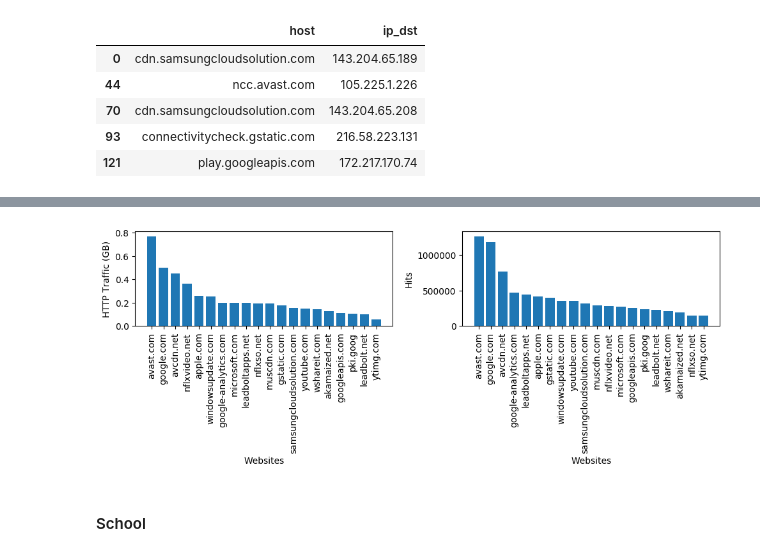
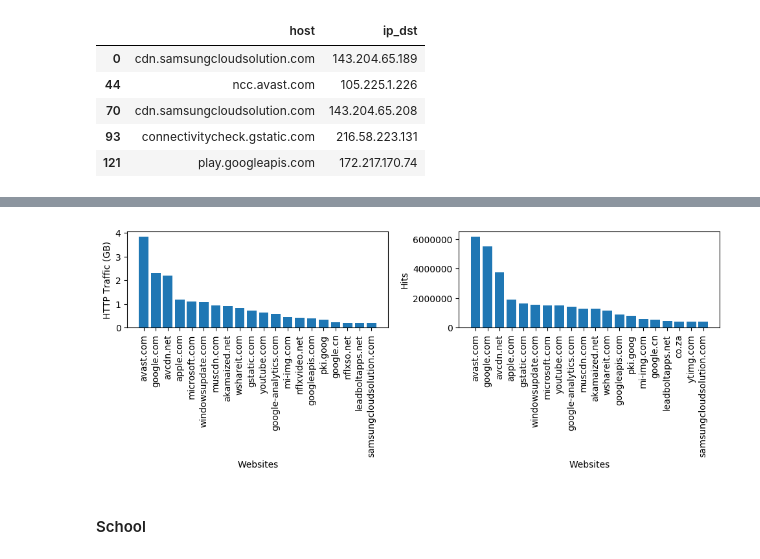
Before and after one commit to amreesh/inethi-traffic-analysis, a Jupyter notebook: web-traffic-analysis.ipynb, the cells around one changed output, grey strips where cells are left out. Cells and saved outputs as stored; diff of their text form; code cells hidden in the pictures.

```diff
--- a/web-traffic-analysis.ipynb
+++ b/web-traffic-analysis.ipynb
@@ -51,3 +75,6 @@ df_servers = pd.read_csv('data/stats/http/servers.csv', sep='|', error_bad_lines
+# %%
+df_school['date']=pd.to_datetime(df_school.time_epoch, unit='s')
+df_servers['date']=pd.to_datetime(df_servers.time_epoch, unit='s')
 # %% [markdown]
 ## User-agents
 Study the different types of user-agents and extract the phone and browser used
@@ -169,10 +204,10 @@ df_global_servers_sum = sumTraffic(df_global_servers, 'traffic')
 # %%
 fig, ax = plt.subplots(figsize=(11, 4))
 
-ax.plot(df_local_servers_sum.date, df_local_servers_sum.traffic, marker='v', linestyle='--', label='Local')
-ax.plot(df_global_servers_sum.date, df_global_servers_sum.traffic, marker='o', linestyle='--', label='External')
+ax.plot(df_local_servers_sum.date, df_local_servers_sum.traffic/1e+6, marker='v', linestyle='--', label='Local')
+ax.plot(df_global_servers_sum.date, df_global_servers_sum.traffic/1e+6, marker='o', linestyle='--', label='External')
 
-ax.set_ylabel('HTTP Traffic (GB)')
+ax.set_ylabel('HTTP Traffic (MB)')
 ax.set_xlabel('Date')
 #ax.set_yscale('log')
 fig.autofmt_xdate()
@@ -189,5 +234,5 @@ plt.show()
 # %%
-df_hosts = [df_mesh.iloc[:,[3,7]], df_school.iloc[:,[4,8]]]
+df_hosts = [df_mesh.iloc[:,[3,7]], df_school.iloc[:,[3,7]]]
 df_hosts = pd.concat(df_hosts, sort=True)
 df_hosts = df_hosts.dropna().drop_duplicates()
 df_hosts = df_hosts.loc[~df_hosts.host.str.contains(':')]
@@ -216,7 +262,7 @@ df_global_mesh.head()
 df_mv_hosts = df_global_mesh.groupby(['host_y']).sum()[['frame_len']]
 df_mv_hosts.sort_values(['frame_len'], ascending=False, inplace=True)
 df_mv_hosts = df_mv_hosts.reset_index()
-df_mv_hosts['frame_len'] = df_mv_hosts.frame_len/1e+9
+df_mv_hosts['frame_len'] = df_mv_hosts.frame_len/1e+6
 
 df_mv_hosts['short_host'] = df_mv_hosts.apply(lambda x: '.'.join(x.host_y.split('.')[-2:]), axis=1)
 df_mv_hosts = df_mv_hosts.groupby(['short_host']).sum()[['frame_len']]
@@ -233,30 +279,30 @@ df_mh_hosts = df_mh_hosts.reset_index()
 # %%
 fig, axes = plt.subplots(ncols=2, nrows=1, figsize=(10,4))
 
 df_list1 = df_mv_hosts[:20]
 df_list2 = df_mh_hosts[:20]
 
-axes[0].bar(df_list1.short_host, df_list1.frame_len)
+axes[0].bar(df_list1.short_host, df_list1.frame_len/1024)
 axes[1].bar(df_list2.short_host, df_list2.ip_src)
 
 axes[0].set_ylabel('HTTP Traffic (GB)')
 axes[0].set_xlabel('Websites')
 
 axes[1].set_ylabel('Hits')
 axes[1].set_xlabel('Websites')
 
 for ax in axes.flatten():
     for label in ax.get_xticklabels():
         label.set_rotation(90)
 
 #plt.xticks(fontsize=10, rotation='vertical')
 
 fig.tight_layout()
 
 plt.savefig('plots/http_traffic_mesh.pdf')
 plt.show()
 # %% [output]
-[figure, old version]
+[figure, new version]
 # %% [markdown]
 #### School
 # %%
```
Also changed, not shown: parts of 21 cells of this notebook, 10 other files.
